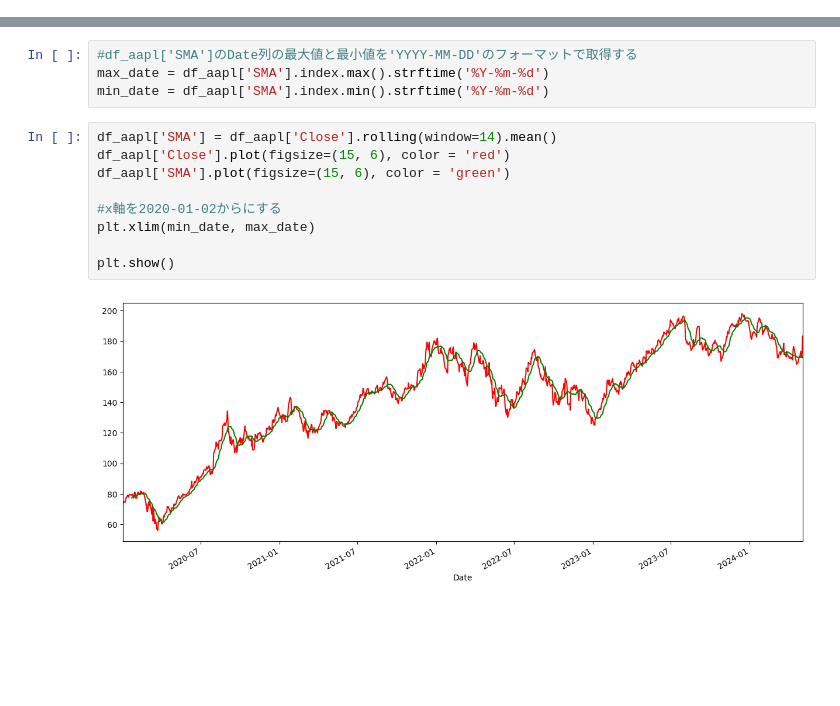
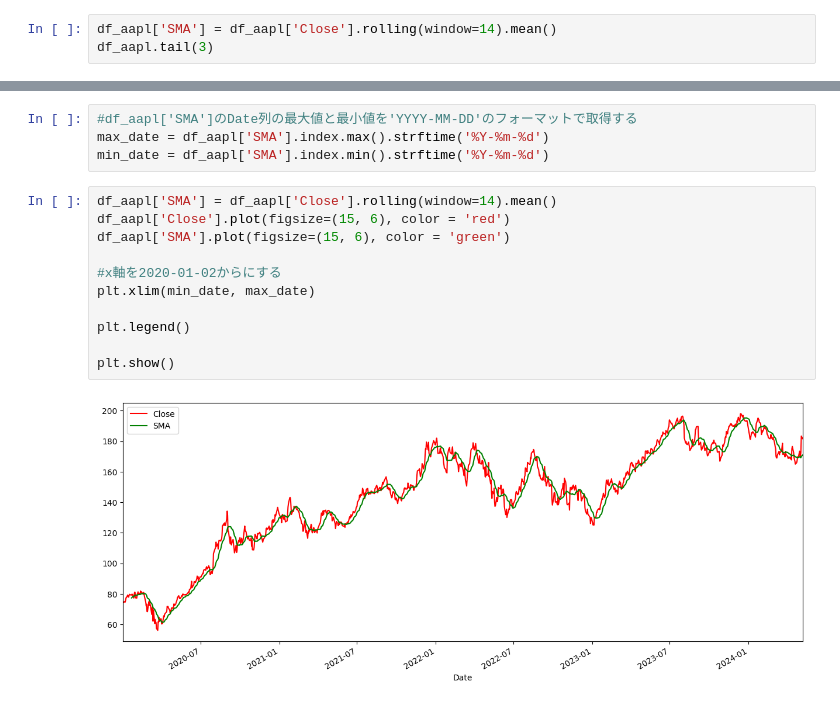
Before and after one commit to hikaruminagawa/py_stock_prediction, a Jupyter notebook: stock_sma.ipynb, the cells around one changed output, grey strips where cells are left out. Cells and saved outputs as stored; diff of their text form; blank space fills up the shorter version.

```diff
--- a/stock_sma.ipynb
+++ b/stock_sma.ipynb
@@ -32,0 +25,3 @@ df_aapl.tail(3)
+# %%
+df_aapl['SMA'] = df_aapl['Close'].rolling(window=14).mean()
+df_aapl.tail(3)
@@ -37,11 +38,13 @@ min_date = df_aapl['SMA'].index.min().strftime('%Y-%m-%d')
 # %%
 df_aapl['SMA'] = df_aapl['Close'].rolling(window=14).mean()
 df_aapl['Close'].plot(figsize=(15, 6), color = 'red')
 df_aapl['SMA'].plot(figsize=(15, 6), color = 'green')
 
 #x軸を2020-01-02からにする
 plt.xlim(min_date, max_date)
 
+plt.legend()
+
 plt.show()
 # %% [output]
-[figure, old version]
+[figure, new version]
```
Also changed, not shown: parts of 2 cells of this notebook.
